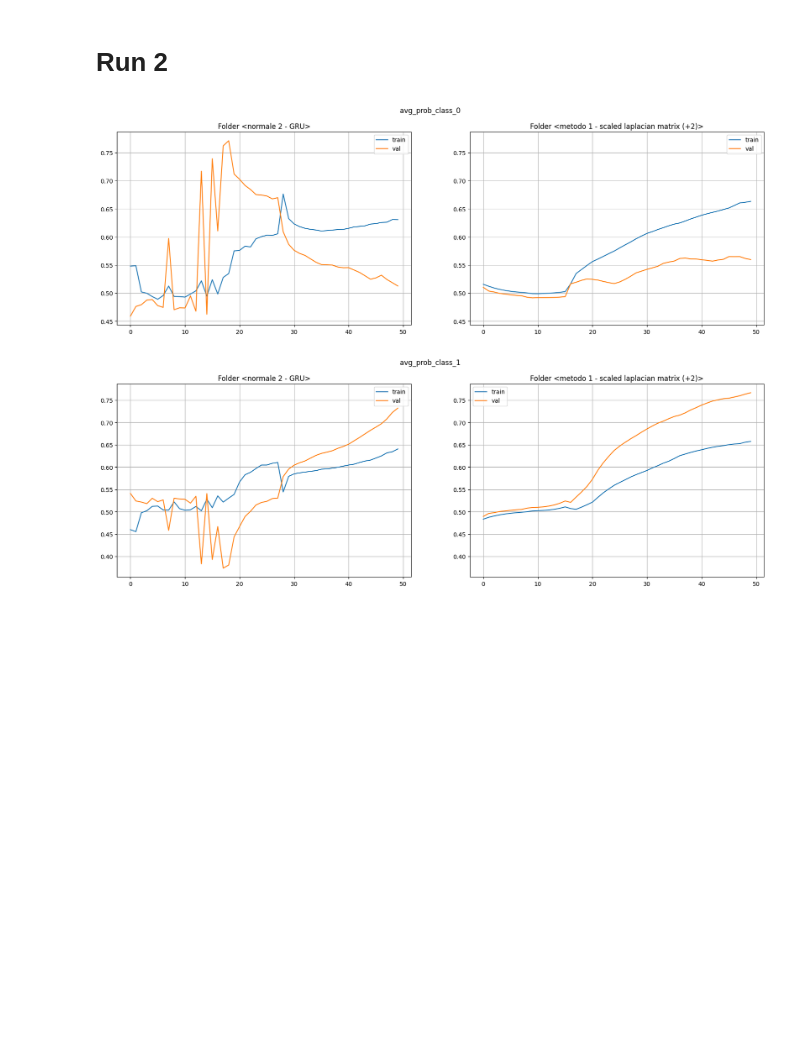
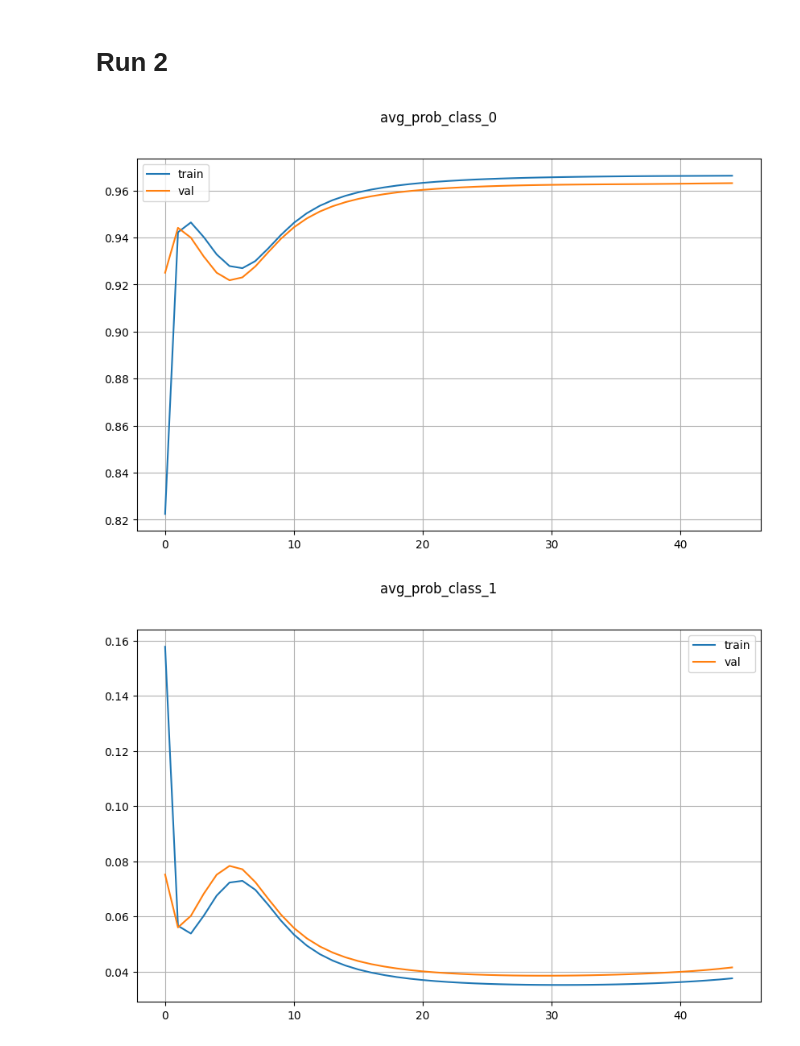
Before and after one commit to mranauro2/Seizure, a Jupyter notebook: utils/plot_comparison.ipynb, the cells around one changed output. Saved outputs shown, nothing was run; the diff lists cells and outputs as text; code cells hidden in the pictures; blank space fills up the shorter version.

```diff
--- a/utils/plot_comparison.ipynb
+++ b/utils/plot_comparison.ipynb
@@ -181,21 +181,26 @@ def plot_multiple(folder_1:str, folder_2:str, show:str|int|list[int], marker:boo
 # %%
 folder_1= ""
 folder_2= ""
 
-folder_1= "../metrics/normale 2 - GRU/"
-folder_2= "../metrics/metodo 1 - scaled laplacian matrix (+2)/"
+# folder_1= "../metrics/old/cross - minmax - transf - gru - none"
+# folder_2= "../metrics/old/cross - minmax - gatv2 - gru - none"
+
+# folder_1= "../metrics/metodo 1 - scaled laplacian matrix (+2)/"
+folder_2= "../metrics/normale 4 - regularizations"
+
+
 
 plot_multiple(
     folder_1=folder_1,
     folder_2=folder_2,
     show='none',
     marker=False,
     start_check=0,
     use_same_len=False,
-    higher_is_better= 5*[True] + 1*[False] + 3*[True],
+    higher_is_better= True, #5*[True] + 1*[False] + 3*[True],
     best_k=3,
     files_verbose=False
 )
 # %% [output]
-[figure, old version]
+[figure, new version]
-[figure, old version]
+[figure, new version]
```
Also changed, not shown: parts of 2 cells of this notebook, 6 other files.
